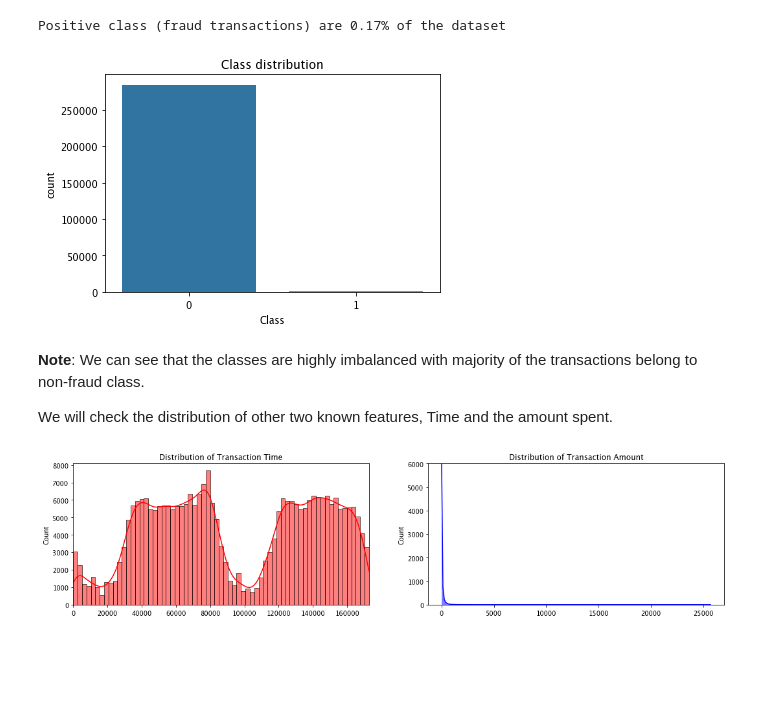
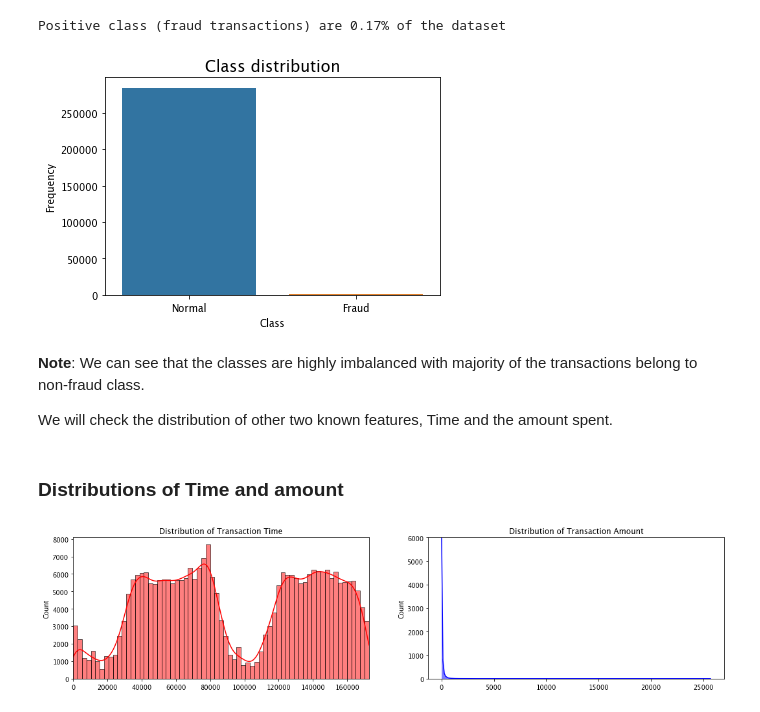
Before and after one commit to vspvikram/Fraud-Detection-And-Analysis, a Jupyter notebook: fraud_detection.ipynb, the cells around one changed output. Cells and saved outputs as stored; diff of their text form; code cells hidden in the pictures; blank space fills up the shorter version.

```diff
--- a/fraud_detection.ipynb
+++ b/fraud_detection.ipynb
@@ -79,15 +80,20 @@ print("Positive class (fraud transactions) are {0:.2f}% of the dataset".format(1
 # %% [output]
 Positive class (fraud transactions) are 0.17% of the dataset
 # %%
+labels = ["Normal", "Fraud"]
 sns.countplot(x="Class", data = df)
-plt.title("Class distribution")
+plt.title("Class distribution", fontsize=16)
+plt.xticks(range(2), labels)
+plt.ylabel("Frequency")
 plt.show()
 # %% [output]
-[figure, old version]
+[figure, new version]
 # %% [markdown]
 **Note**: We can see that the classes are highly imbalanced with majority of the transactions belong to non-fraud class.
 
 We will check the distribution of other two known features, Time and the amount spent.
+# %% [markdown]
+### Distributions of Time and amount
 # %%
 fig, ax = plt.subplots(1, 2, figsize=(18,4))
 
```
Also changed, not shown: parts of 24 cells of this notebook.
